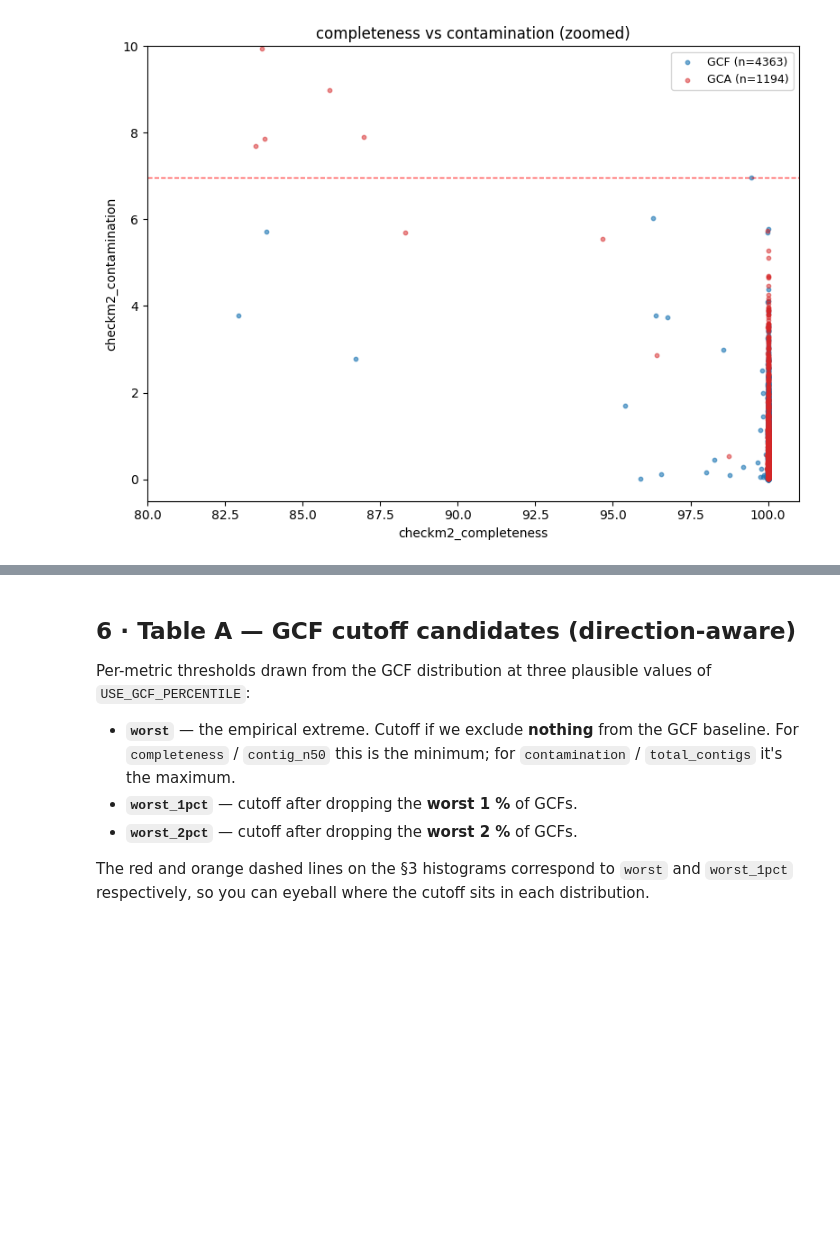
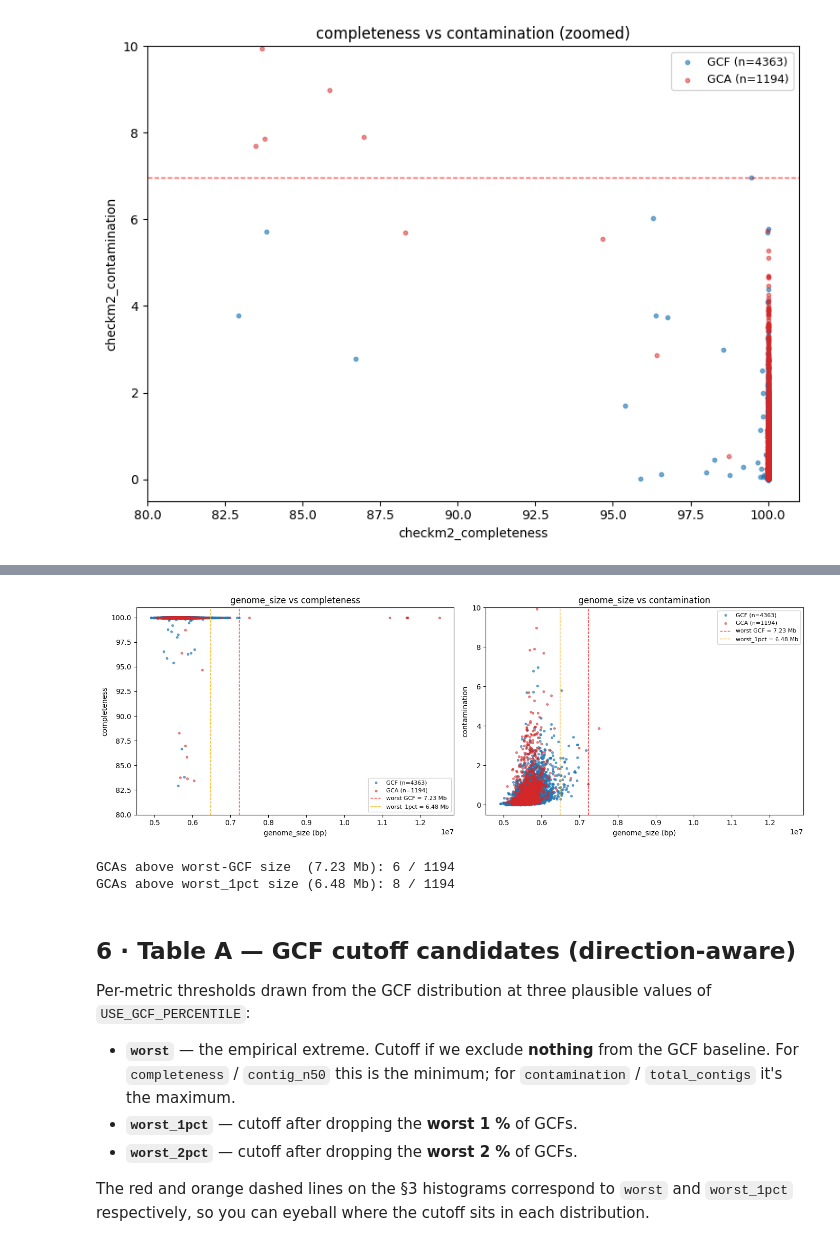
Before and after one commit to abelsond-cam/BacHGT, a Jupyter notebook: src/bac_data/lr_data/notebooks/lra_quality_cutoffs.ipynb, the cells around one changed output, grey strips where cells are left out. Cells and saved outputs as stored; diff of their text form; code cells hidden in the pictures; blank space fills up the shorter version.

```diff
--- a/src/bac_data/lr_data/notebooks/lra_quality_cutoffs.ipynb
+++ b/src/bac_data/lr_data/notebooks/lra_quality_cutoffs.ipynb
@@ -244,3 +251,46 @@ plt.show()
+# %%
+_size_worst    = gcf_cutoff("checkm2_genome_size", 0)
+_size_worst_1p = gcf_cutoff("checkm2_genome_size", 1)
+
+fig, axes = plt.subplots(1, 2, figsize=(14, 5), sharex=True)
+for t in TIER_ORDER:
+    sub = disc.loc[disc["tier"] == t].dropna(subset=["checkm2_genome_size", "checkm2_completeness", "checkm2_contamination"])
+    colour, alpha = TIER_COLOURS[t]
+    axes[0].scatter(sub["checkm2_genome_size"], sub["checkm2_completeness"],
+                    s=8, alpha=alpha, color=colour, label=f"{t} (n={len(sub)})")
+    axes[1].scatter(sub["checkm2_genome_size"], sub["checkm2_contamination"],
+                    s=8, alpha=alpha, color=colour, label=f"{t} (n={len(sub)})")
+
+# Envelope lines on both axes.
+for ax in axes:
+    ax.axvline(_size_worst,    color="red",    linestyle="--", lw=1, alpha=0.8,
+               label=f"worst GCF = {_size_worst/1e6:.2f} Mb")
+    ax.axvline(_size_worst_1p, color="orange", linestyle="--", lw=1, alpha=0.8,
+               label=f"worst_1pct = {_size_worst_1p/1e6:.2f} Mb")
+    ax.set_xlabel("genome_size (bp)")
+    ax.legend(loc="best", fontsize=8)
+
+axes[0].set_ylabel("completeness")
+axes[0].set_ylim(80, 101)
+axes[0].set_title("genome_size vs completeness")
+
+axes[1].set_ylabel("contamination")
+axes[1].set_ylim(-0.5, 10)
+axes[1].set_title("genome_size vs contamination")
+
+fig.tight_layout()
+plt.show()
+
+# Quick summary: how many GCAs sit beyond the worst-GCF size?
+beyond_worst    = ((disc["tier"] == "GCA") & (disc["checkm2_genome_size"] > _size_worst)).sum()
+beyond_worst_1p = ((disc["tier"] == "GCA") & (disc["checkm2_genome_size"] > _size_worst_1p)).sum()
+n_gca = (disc["tier"] == "GCA").sum()
+print(f"GCAs above worst-GCF size  ({_size_worst/1e6:.2f} Mb): {beyond_worst} / {n_gca}")
+print(f"GCAs above worst_1pct size ({_size_worst_1p/1e6:.2f} Mb): {beyond_worst_1p} / {n_gca}")
+# %% [output]
+[figure, added]
+GCAs above worst-GCF size  (7.23 Mb): 6 / 1194
+GCAs above worst_1pct size (6.48 Mb): 8 / 1194
 # %% [markdown]
 ## 6 · Table A — GCF cutoff candidates (direction-aware)
 
```
Also changed, not shown: parts of 8 cells of this notebook.
